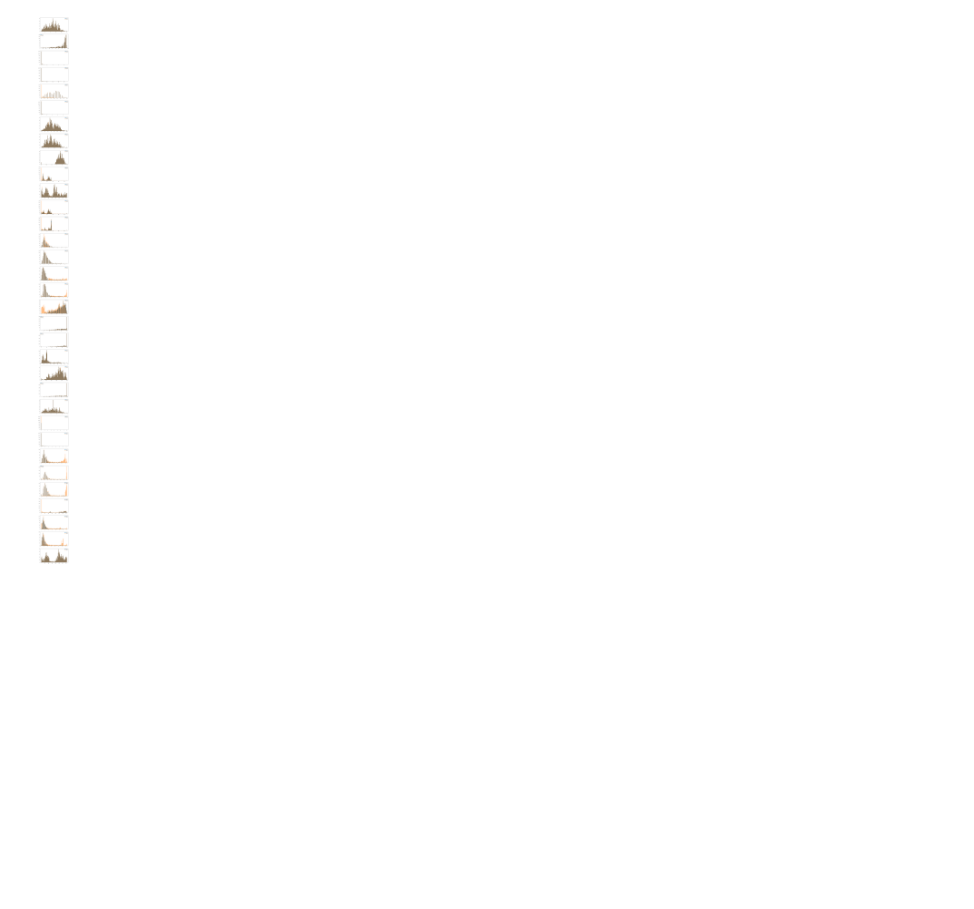
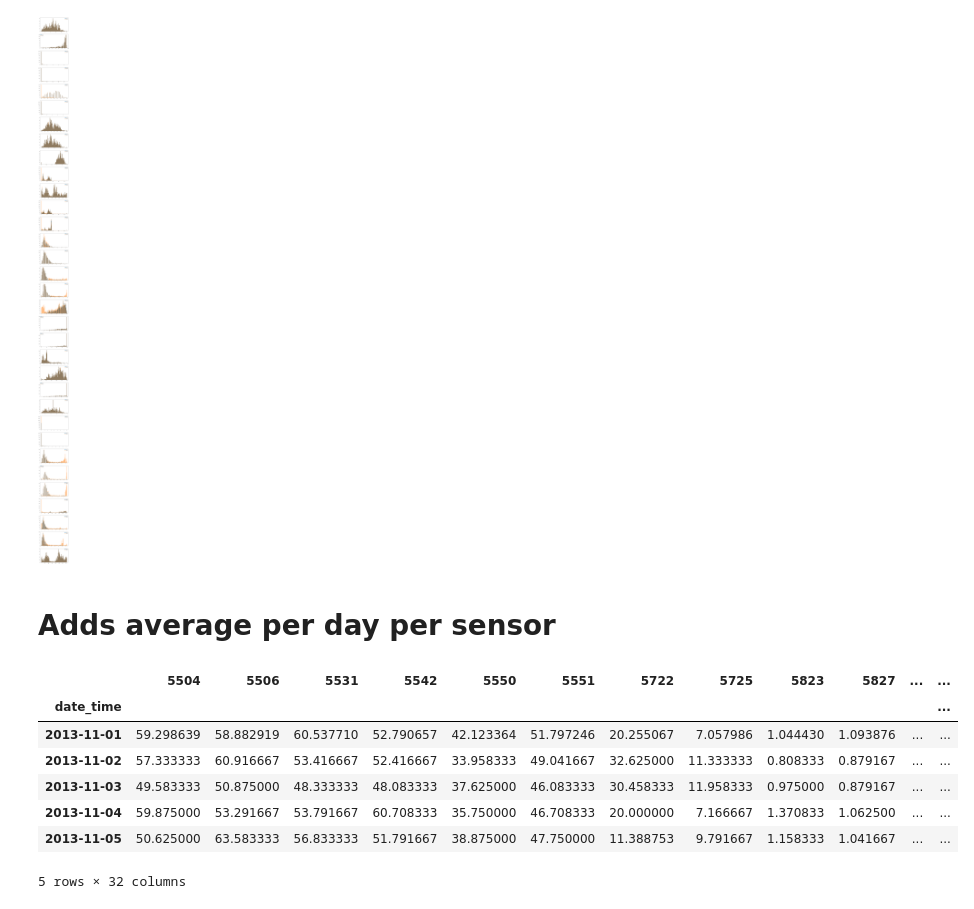
Before and after one commit to nickmancol/airquality-nickman, a Jupyter notebook: AirQuality.ipynb, the cells around one changed output. Saved outputs shown, nothing was run; the diff lists cells and outputs as text; code cells hidden in the pictures; blank space fills up the shorter version.

Commit message:
Added averages per sensor

```diff
--- a/AirQuality.ipynb
+++ b/AirQuality.ipynb
@@ -247,3 +247,19 @@ plt.xticks(rotation=90)
 (array([-50.,   0.,  50., 100., 150., 200., 250., 300., 350., 400.]),
  <a list of 10 Text xticklabel objects>)
 [figure]
+# %% [markdown]
+# Adds average per day per sensor
+# %%
+df_avg_air = pd.DataFrame(df_int_air.groupby(df_int_air['date_time'].dt.normalize()).mean())
+df_avg_weather = pd.DataFrame(df_weather_int.groupby(df_weather_int['date_time'].dt.normalize()).mean())
+# %%
+df_avg_air.head()
+# %% [output]
+|  | 5504 | 5506 | 5531 | 5542 | 5550 | 5551 | 5722 | 5725 | 5823 | 5827 | ... | ... |
+| date_time |  |  |  |  |  |  |  |  |  |  |  | ... |
+| 2013-11-01 | 59.298639 | 58.882919 | 60.537710 | 52.790657 | 42.123364 | 51.797246 | 20.255067 | 7.057986 | 1.044430 | 1.093876 | ... | ... |
+| 2013-11-02 | 57.333333 | 60.916667 | 53.416667 | 52.416667 | 33.958333 | 49.041667 | 32.625000 | 11.333333 | 0.808333 | 0.879167 | ... | ... |
+| 2013-11-03 | 49.583333 | 50.875000 | 48.333333 | 48.083333 | 37.625000 | 46.083333 | 30.458333 | 11.958333 | 0.975000 | 0.879167 | ... | ... |
+| 2013-11-04 | 59.875000 | 53.291667 | 53.791667 | 60.708333 | 35.750000 | 46.708333 | 20.000000 | 7.166667 | 1.370833 | 1.062500 | ... | ... |
+| 2013-11-05 | 50.625000 | 63.583333 | 56.833333 | 51.791667 | 38.875000 | 47.750000 | 11.388753 | 9.791667 | 1.158333 | 1.041667 | ... | ... |
+5 rows × 32 columns
```
Also changed, not shown: parts of 1 cell of this notebook.
